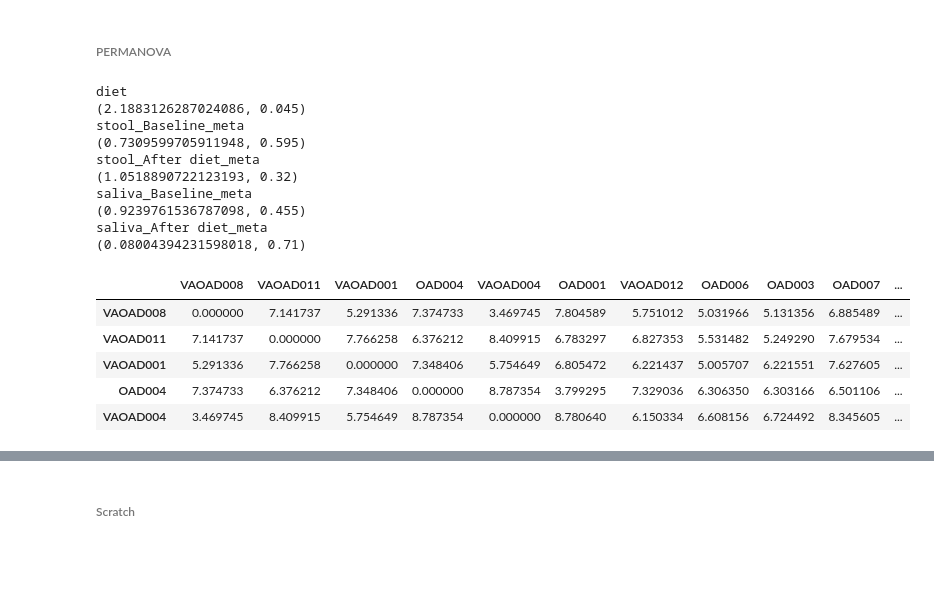
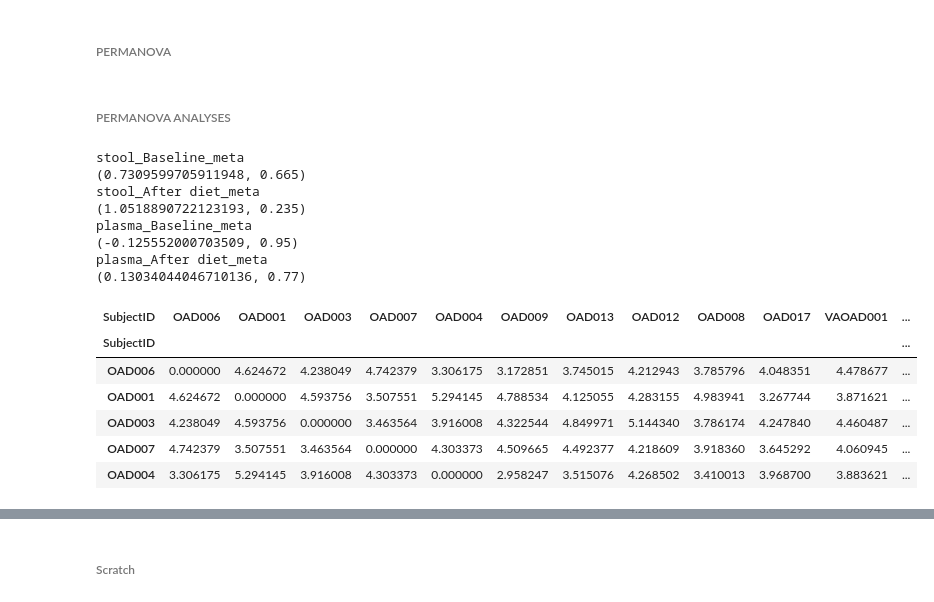
Before and after one commit to kbpi314/oa, a Jupyter notebook: code/oa_v4.ipynb, the cells around one changed output, grey strips where cells are left out. Saved outputs shown, nothing was run; the diff lists cells and outputs as text; code cells hidden in the pictures; blank space fills up the shorter version.

```diff
--- a/code/oa_v4.ipynb
+++ b/code/oa_v4.ipynb
@@ -966,11 +1075,10 @@ gt_to_otu[g][t].head()
 # %%
 # Metabolome testing
 gdt_to_df = {}
-for g in ['saliva','stool']:
+for g in ['saliva','stool','plasma']:
     gdt_to_df[g] = {}
     for d in ['paired_beta']: # just arbitrarily
         gdt_to_df[g][d] = {}
-        df_merge = dfd_to_merge[g + '_adh'][d]
         df_meta = pd.read_csv(path + 'inputs/' + g + '_normalized.csv')
 
         # split on timepoint
@@ -996,7 +1104,7 @@ gdt_to_df[g][d][t].head()
 # %%
 # Metabolome testing
 gt_to_meta = {}
-for g in ['saliva','stool']:
+for g in ['saliva','stool','plasma']:
     gt_to_meta[g] = {}
     df_meta = pd.read_csv(path + 'inputs/' + g + '_normalized.csv')
 
@@ -1150,7 +1258,7 @@ for g in ['stool','saliva']:
 ###### Complete DA Analysis ######
 # %%
 # complete block for paired testing in r v nr and non paired testing pre and post
-alpha = 0.05
+alpha = 0.05 # not 0.05 anymore
 
 dcgr_to_sig = {}
 
@@ -1252,7 +1360,7 @@ for dt in ['taxa']:#, 'path']:
                         sns.despine()
 
                         plt.tight_layout()
-                        plt.savefig(path + 'outputs/jobs06/' + c + '_' + dt + '_barplot_' + g + '_' + r + '_' + x.split('g__')[-1] + '.pdf')
+                        plt.savefig(path + 'outputs/jobs06/' + c + '_taxa/' + c + '_' + dt + '_barplot_' + g + '_' + r + '_' + x.split('g__')[-1] + '.pdf')
                         plt.close()
                         sig.append(x)
                 print('Number of sig var')
@@ -1267,7 +1375,16 @@ for dt in ['taxa']:#, 'path']:
                       'pvalue': ps,
                       'adjusted': adj_rs
                      })
+
+        # get fdr
+        # sort
+        df_res = df_res.sort_values(by='pvalue',ascending=True)
+        reject, pvals_corrected, _, _ = multitest.multipletests(df_res.pvalue, method='fdr_bh')
+        df_res['fdr'] = pvals_corrected
+
         df_res[df_res['pvalue'] < alpha].to_csv(path + 'outputs/jobs06/' + dt + '_' + c + '_' + str(alpha) + '.tsv', sep='\t')
+        df_res[df_res['fdr'] < alpha].to_csv(path + 'outputs/jobs06/' + dt + '_' + c + '_' + str(alpha) + '_fdr.tsv', sep='\t')
+
 df_merge.head()
 # %% [output]
 taxa
@@ -2259,53 +2654,60 @@ def select_ss(dm, levels,  included):
                            if included(levels[i], levels[j]))
 
     return stats.ss(distances)
+# %% [markdown]
+###### PERMANOVA ANALYSES ######
 # %%
-# PERMANOVA
-df_dx = df_map.drop_duplicates(subset='HostSubjectId')
-df_dx = df_dx.set_index('HostSubjectId')
-df_dx.index = df_dx.index.map(lambda x: x.replace('-',''))
-
+# PERMANOVA metabolites
 # construct dict of data
 str_to_df = {
-    'diet': df_diet
+    #'diet': df_diet
 }
 
-for g in ['stool', 'saliva']:
+
+for g in ['stool', 'plasma','saliva']:
     for t in ['Baseline', 'After diet']:
         str_to_df['_'.join([g, t, 'meta'])] = gt_to_meta[g][t]
 
 # this is testing resp vs non resp at pre and post time points only, NOT the paired change in beta post-pre
 for label in str_to_df:
     print(label)
     df = str_to_df[label]
 
+    # get dx
+    df_dx = type_to_df_map[label.split('_')[0]].drop_duplicates(subset='HostSubjectId')
+    df_dx = df_dx.set_index('HostSubjectId')
+    df_dx.index = df_dx.index.map(lambda x: x.replace('-',''))
+    df_dx = df_dx[['Timepoint','WOMAC_P_Response']]
+
     # get merged df and drop na
+    df.index.names = ['SubjectID']
+    df_dx.index.names = ['SubjectID']
+
     df_merge = pd.concat([df, df_dx], axis=1)
     df_merge = df_merge.dropna()
 
     # construct distance matrix from df
     df_data = df.loc[df_merge.index,:]
     dx = df_dx.loc[df_merge.index,:]['WOMAC_P_Response']
     dm = pd.DataFrame(squareform(pdist(df_data.iloc[:, 1:])), columns=df_data.index.unique(), index=df_data.index.unique())
 
     # takes in distance matrix
     print(permanova_oneway(dm, levels=[1 if x == 'No response' else 0 for x in dx]))
 
 dm.head()
 # %% [output]
-diet
-(2.1883126287024086, 0.045)
 stool_Baseline_meta
-(0.7309599705911948, 0.595)
+(0.7309599705911948, 0.665)
 stool_After diet_meta
-(1.0518890722123193, 0.32)
-saliva_Baseline_meta
-(0.9239761536787098, 0.455)
-saliva_After diet_meta
-(0.08004394231598018, 0.71)
+(1.0518890722123193, 0.235)
+plasma_Baseline_meta
+(-0.125552000703509, 0.95)
+plasma_After diet_meta
+(0.13034044046710136, 0.77)
-|  | VAOAD008 | VAOAD011 | VAOAD001 | OAD004 | VAOAD004 | OAD001 | VAOAD012 | OAD006 | OAD003 | OAD007 | ... |
-| VAOAD008 | 0.000000 | 7.141737 | 5.291336 | 7.374733 | 3.469745 | 7.804589 | 5.751012 | 5.031966 | 5.131356 | 6.885489 | ... |
-| VAOAD011 | 7.141737 | 0.000000 | 7.766258 | 6.376212 | 8.409915 | 6.783297 | 6.827353 | 5.531482 | 5.249290 | 7.679534 | ... |
-| VAOAD001 | 5.291336 | 7.766258 | 0.000000 | 7.348406 | 5.754649 | 6.805472 | 6.221437 | 5.005707 | 6.221551 | 7.627605 | ... |
-| OAD004 | 7.374733 | 6.376212 | 7.348406 | 0.000000 | 8.787354 | 3.799295 | 7.329036 | 6.306350 | 6.303166 | 6.501106 | ... |
-| VAOAD004 | 3.469745 | 8.409915 | 5.754649 | 8.787354 | 0.000000 | 8.780640 | 6.150334 | 6.608156 | 6.724492 | 8.345605 | ... |
+| SubjectID | OAD006 | OAD001 | OAD003 | OAD007 | OAD004 | OAD009 | OAD013 | OAD012 | OAD008 | OAD017 | VAOAD001 | ... |
+| SubjectID |  |  |  |  |  |  |  |  |  |  |  | ... |
+| OAD006 | 0.000000 | 4.624672 | 4.238049 | 4.742379 | 3.306175 | 3.172851 | 3.745015 | 4.212943 | 3.785796 | 4.048351 | 4.478677 | ... |
+| OAD001 | 4.624672 | 0.000000 | 4.593756 | 3.507551 | 5.294145 | 4.788534 | 4.125055 | 4.283155 | 4.983941 | 3.267744 | 3.871621 | ... |
+| OAD003 | 4.238049 | 4.593756 | 0.000000 | 3.463564 | 3.916008 | 4.322544 | 4.849971 | 5.144340 | 3.786174 | 4.247840 | 4.460487 | ... |
+| OAD007 | 4.742379 | 3.507551 | 3.463564 | 0.000000 | 4.303373 | 4.509665 | 4.492377 | 4.218609 | 3.918360 | 3.645292 | 4.060945 | ... |
+| OAD004 | 3.306175 | 5.294145 | 3.916008 | 4.303373 | 0.000000 | 2.958247 | 3.515076 | 4.268502 | 3.410013 | 3.968700 | 3.883621 | ... |
```
Also changed, not shown: parts of 45 cells of this notebook, 2 other files.
